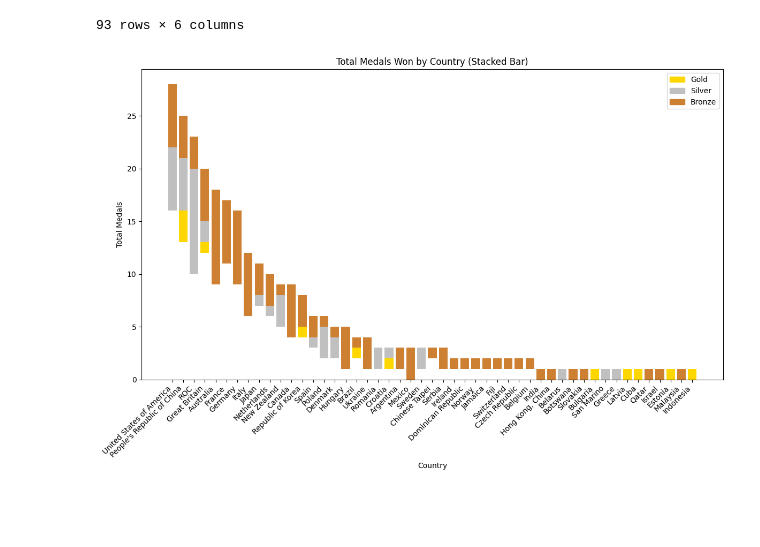
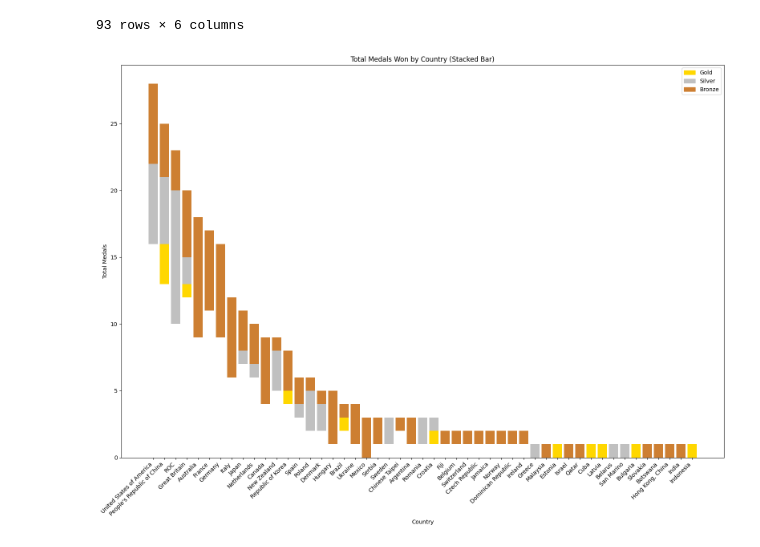
Before and after one commit to LalithaHasaP/Codedex-Hackathon, a Jupyter notebook: tokyo_teams_data.ipynb, the cells around one changed output. Saved outputs shown, nothing was run; the diff lists cells and outputs as text; code cells hidden in the pictures; blank space fills up the shorter version.

```diff
--- a/tokyo_teams_data.ipynb
+++ b/tokyo_teams_data.ipynb
@@ -144,40 +144,40 @@ grouped
 | 91 | Vietnam | 2 | 0 | 0 | 0 | 0 |
 | 92 | Zambia | 1 | 0 | 0 | 0 | 0 |
 93 rows × 6 columns
-# %%
-# Filter out countries with zero total medals
-grouped = grouped[grouped['Total Medals'] > 0]
-
-grouped = grouped[(grouped['Gold'] > 0) | (grouped['Silver'] > 0) | (grouped['Bronze'] > 0)]
-
-# Sort by total medals in descending order
-grouped = grouped.sort_values(by='Total Medals', ascending=False)
-
-# Set up colors for each medal type
-colors = ['#FFD700', '#C0C0C0', '#CD7F32']  # Gold, Silver, Bronze
-
-# Plotting
-fig, ax = plt.subplots(figsize=(12, 8))
-
-# Plot bars for each country
-for i, row in grouped.iterrows():
-    country = row['Country']
-    total_medals = row[['Gold', 'Silver', 'Bronze']].values.tolist()
-    ax.bar(country, total_medals, bottom=grouped.loc[i, 'Total Medals'] - total_medals, color=colors)
-
-# Add labels and title
-ax.set_xlabel('Country')
-ax.set_ylabel('Total Medals')
-ax.set_title('Total Medals Won by Country (Stacked Bar)')
-
-legend_handles = [plt.Rectangle((0,0),1,1, color=color) for color in colors]
-ax.legend(legend_handles, ['Gold', 'Silver', 'Bronze'], loc='upper right')
-
-# Rotate x-axis labels for better readability if needed
-plt.xticks(rotation=45, ha='right')
-
-# Show plot
-plt.tight_layout()
-plt.show()
-# %% [output]
-[figure, removed]
+# %%
+# Filter out countries with zero total medals
+grouped = grouped[grouped['Total Medals'] > 0]
+
+grouped = grouped[(grouped['Gold'] > 0) | (grouped['Silver'] > 0) | (grouped['Bronze'] > 0)]
+
+# Sort by total medals in descending order
+grouped = grouped.sort_values(by='Total Medals', ascending=False)
+
+# Set up colors for each medal type
+colors = ['#FFD700', '#C0C0C0', '#CD7F32']  # Gold, Silver, Bronze
+
+# Plotting
+fig, ax = plt.subplots(figsize=(16, 12))
+
+# Plot bars for each country
+for i, row in grouped.iterrows():
+    country = row['Country']
+    total_medals = row[['Gold', 'Silver', 'Bronze']].values.tolist()
+    ax.bar(country, total_medals, bottom=grouped.loc[i, 'Total Medals'] - total_medals, color=colors)
+
+# Add labels and title
+ax.set_xlabel('Country')
+ax.set_ylabel('Total Medals')
+ax.set_title('Total Medals Won by Country (Stacked Bar)')
+
+legend_handles = [plt.Rectangle((0,0),1,1, color=color) for color in colors]
+ax.legend(legend_handles, ['Gold', 'Silver', 'Bronze'], loc='upper right')
+
+# Rotate x-axis labels for better readability if needed
+plt.xticks(rotation=45, ha='right')
+
+# Show plot
+plt.tight_layout()
+plt.show()
+# %% [output]
+[figure, added]
```
Also changed, not shown: parts of 1 cell of this notebook.
